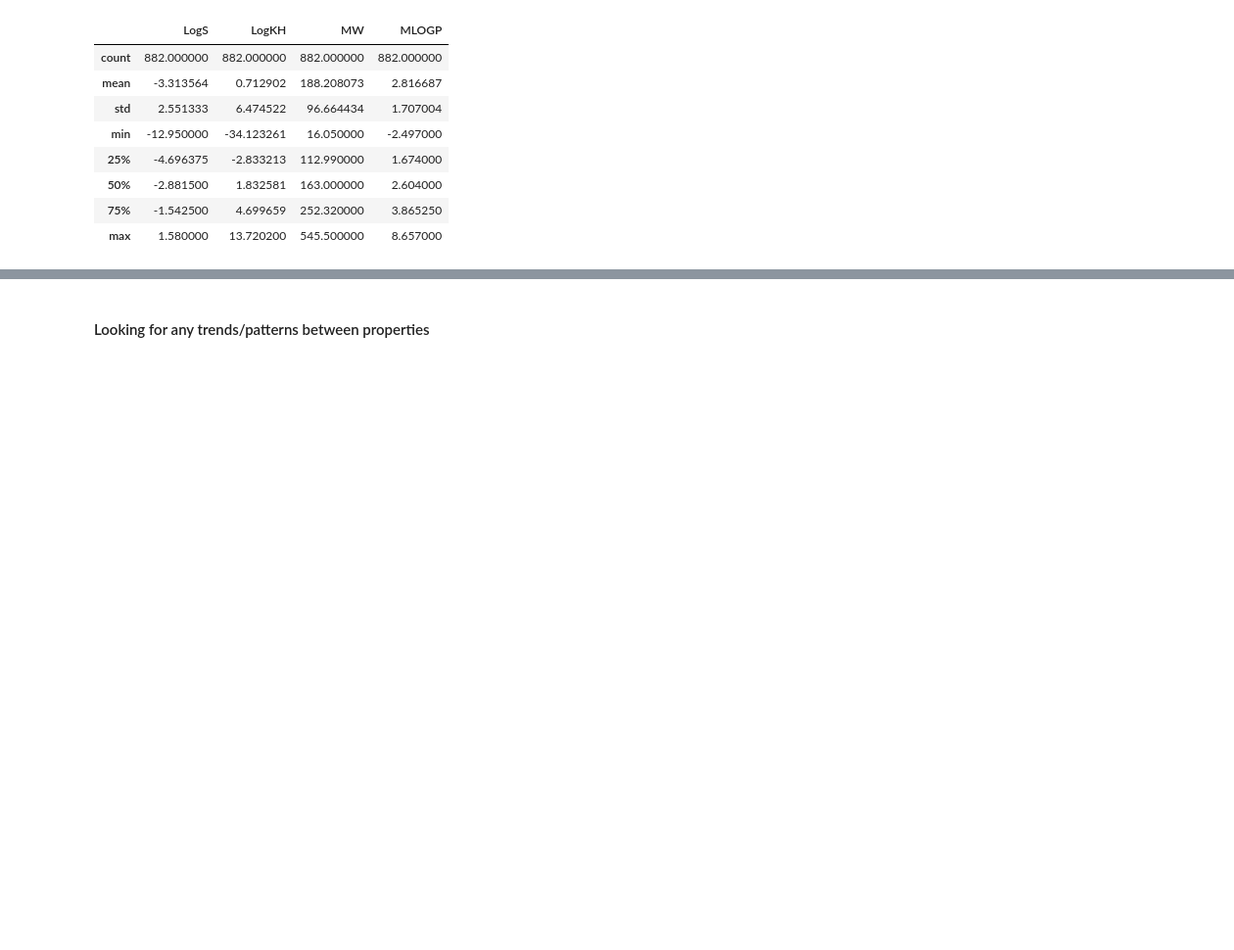
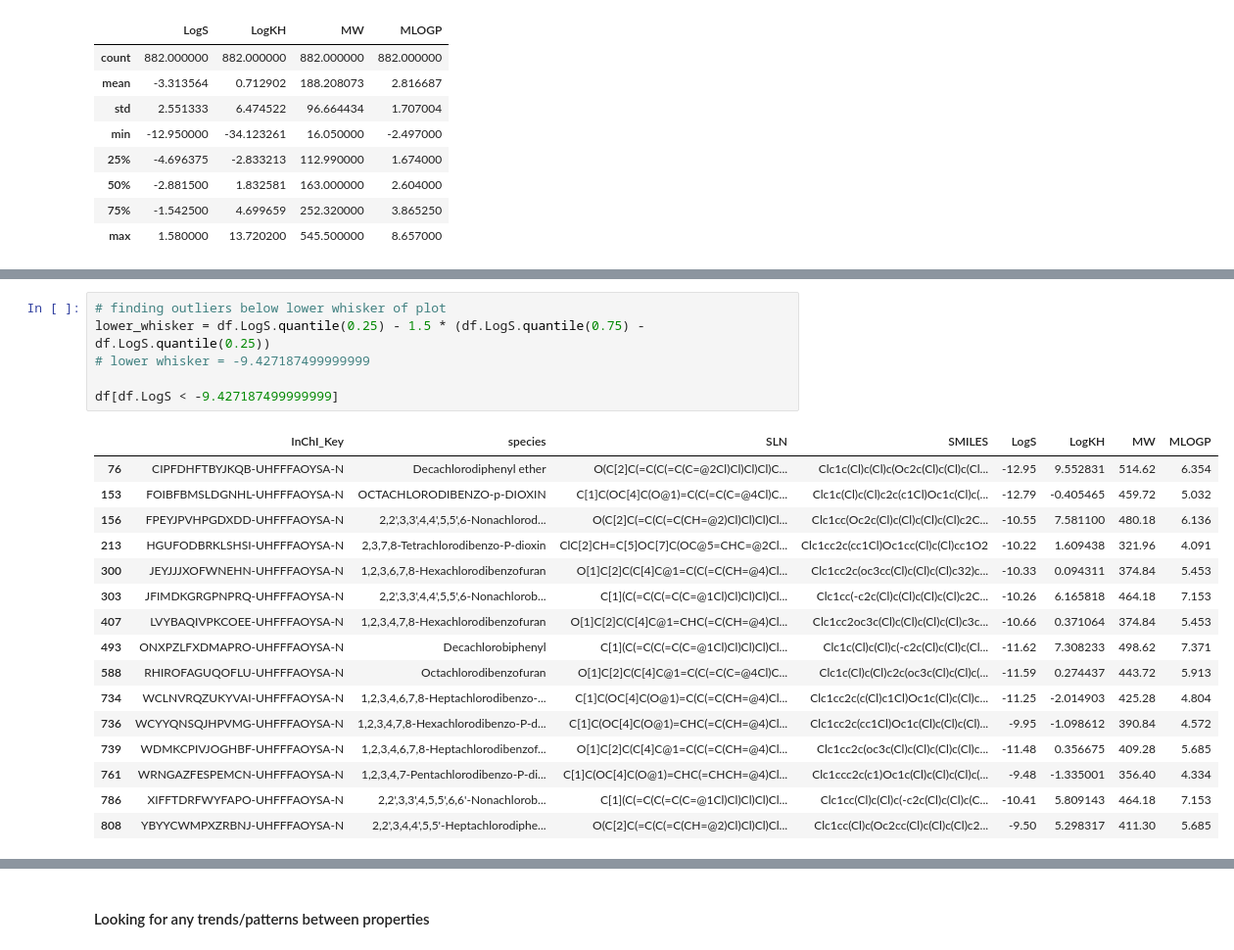
Before and after one commit to ayap20/CHEM6090_Project, a Jupyter notebook: EDA_S_KH.ipynb, the cells around one changed output, grey strips where cells are left out. Shown: that part at 98% size. Saved outputs shown, nothing was run; the diff lists cells and outputs as text; blank space fills up the shorter version.

```diff
--- a/EDA.ipynb
+++ b/EDA_S_KH.ipynb
@@ -46,0 +51,23 @@ df.Mol[0]
+# %%
+# finding outliers below lower whisker of plot
+lower_whisker = df.LogS.quantile(0.25) - 1.5 * (df.LogS.quantile(0.75) - df.LogS.quantile(0.25))
+# lower whisker = -9.427187499999999
+
+df[df.LogS < -9.427187499999999]
+# %% [output]
+|  | InChI_Key | species | SLN | SMILES | LogS | LogKH | MW | MLOGP |
+| 76 | CIPFDHFTBYJKQB-UHFFFAOYSA-N | Decachlorodiphenyl ether | O(C[2]C(=C(C(=C(C=@2Cl)Cl)Cl)Cl)C... | Clc1c(Cl)c(Cl)c(Oc2c(Cl)c(Cl)c(Cl... | -12.95 | 9.552831 | 514.62 | 6.354 |
+| 153 | FOIBFBMSLDGNHL-UHFFFAOYSA-N | OCTACHLORODIBENZO-p-DIOXIN | C[1]C(OC[4]C(O@1)=C(C(=C(C=@4Cl)C... | Clc1c(Cl)c(Cl)c2c(c1Cl)Oc1c(Cl)c(... | -12.79 | -0.405465 | 459.72 | 5.032 |
+| 156 | FPEYJPVHPGDXDD-UHFFFAOYSA-N | 2,2',3,3',4,4',5,5',6-Nonachlorod... | O(C[2]C(=C(C(=C(CH=@2)Cl)Cl)Cl)Cl... | Clc1cc(Oc2c(Cl)c(Cl)c(Cl)c(Cl)c2C... | -10.55 | 7.581100 | 480.18 | 6.136 |
+| 213 | HGUFODBRKLSHSI-UHFFFAOYSA-N | 2,3,7,8-Tetrachlorodibenzo-P-dioxin | ClC[2]CH=C[5]OC[7]C(OC@5=CHC=@2Cl... | Clc1cc2c(cc1Cl)Oc1cc(Cl)c(Cl)cc1O2 | -10.22 | 1.609438 | 321.96 | 4.091 |
+| 300 | JEYJJJXOFWNEHN-UHFFFAOYSA-N | 1,2,3,6,7,8-Hexachlorodibenzofuran | O[1]C[2]C(C[4]C@1=C(C(=C(CH=@4)Cl... | Clc1cc2c(oc3cc(Cl)c(Cl)c(Cl)c32)c... | -10.33 | 0.094311 | 374.84 | 5.453 |
+| 303 | JFIMDKGRGPNPRQ-UHFFFAOYSA-N | 2,2',3,3',4,4',5,5',6-Nonachlorob... | C[1](C(=C(C(=C(C=@1Cl)Cl)Cl)Cl)Cl... | Clc1cc(-c2c(Cl)c(Cl)c(Cl)c(Cl)c2C... | -10.26 | 6.165818 | 464.18 | 7.153 |
+| 407 | LVYBAQIVPKCOEE-UHFFFAOYSA-N | 1,2,3,4,7,8-Hexachlorodibenzofuran | O[1]C[2]C(C[4]C@1=CHC(=C(CH=@4)Cl... | Clc1cc2oc3c(Cl)c(Cl)c(Cl)c(Cl)c3c... | -10.66 | 0.371064 | 374.84 | 5.453 |
+| 493 | ONXPZLFXDMAPRO-UHFFFAOYSA-N | Decachlorobiphenyl | C[1](C(=C(C(=C(C=@1Cl)Cl)Cl)Cl)Cl... | Clc1c(Cl)c(Cl)c(-c2c(Cl)c(Cl)c(Cl... | -11.62 | 7.308233 | 498.62 | 7.371 |
+| 588 | RHIROFAGUQOFLU-UHFFFAOYSA-N | Octachlorodibenzofuran | O[1]C[2]C(C[4]C@1=C(C(=C(C=@4Cl)C... | Clc1c(Cl)c(Cl)c2c(oc3c(Cl)c(Cl)c(... | -11.59 | 0.274437 | 443.72 | 5.913 |
+| 734 | WCLNVRQZUKYVAI-UHFFFAOYSA-N | 1,2,3,4,6,7,8-Heptachlorodibenzo-... | C[1]C(OC[4]C(O@1)=C(C(=C(CH=@4)Cl... | Clc1cc2c(c(Cl)c1Cl)Oc1c(Cl)c(Cl)c... | -11.25 | -2.014903 | 425.28 | 4.804 |
+| 736 | WCYYQNSQJHPVMG-UHFFFAOYSA-N | 1,2,3,4,7,8-Hexachlorodibenzo-P-d... | C[1]C(OC[4]C(O@1)=CHC(=C(CH=@4)Cl... | Clc1cc2c(cc1Cl)Oc1c(Cl)c(Cl)c(Cl)... | -9.95 | -1.098612 | 390.84 | 4.572 |
+| 739 | WDMKCPIVJOGHBF-UHFFFAOYSA-N | 1,2,3,4,6,7,8-Heptachlorodibenzof... | O[1]C[2]C(C[4]C@1=C(C(=C(CH=@4)Cl... | Clc1cc2c(oc3c(Cl)c(Cl)c(Cl)c(Cl)c... | -11.48 | 0.356675 | 409.28 | 5.685 |
+| 761 | WRNGAZFESPEMCN-UHFFFAOYSA-N | 1,2,3,4,7-Pentachlorodibenzo-P-di... | C[1]C(OC[4]C(O@1)=CHC(=CHCH=@4)Cl... | Clc1ccc2c(c1)Oc1c(Cl)c(Cl)c(Cl)c(... | -9.48 | -1.335001 | 356.40 | 4.334 |
+| 786 | XIFFTDRFWYFAPO-UHFFFAOYSA-N | 2,2',3,3',4,5,5',6,6'-Nonachlorob... | C[1](C(=C(C(=C(C=@1Cl)Cl)Cl)Cl)Cl... | Clc1cc(Cl)c(Cl)c(-c2c(Cl)c(Cl)c(C... | -10.41 | 5.809143 | 464.18 | 7.153 |
+| 808 | YBYYCWMPXZRBNJ-UHFFFAOYSA-N | 2,2',3,4,4',5,5'-Heptachlorodiphe... | O(C[2]C(=C(C(=C(CH=@2)Cl)Cl)Cl)Cl... | Clc1cc(Cl)c(Oc2cc(Cl)c(Cl)c(Cl)c2... | -9.50 | 5.298317 | 411.30 | 5.685 |
```
Also changed, not shown: parts of 10 cells of this notebook, 5 other files.
